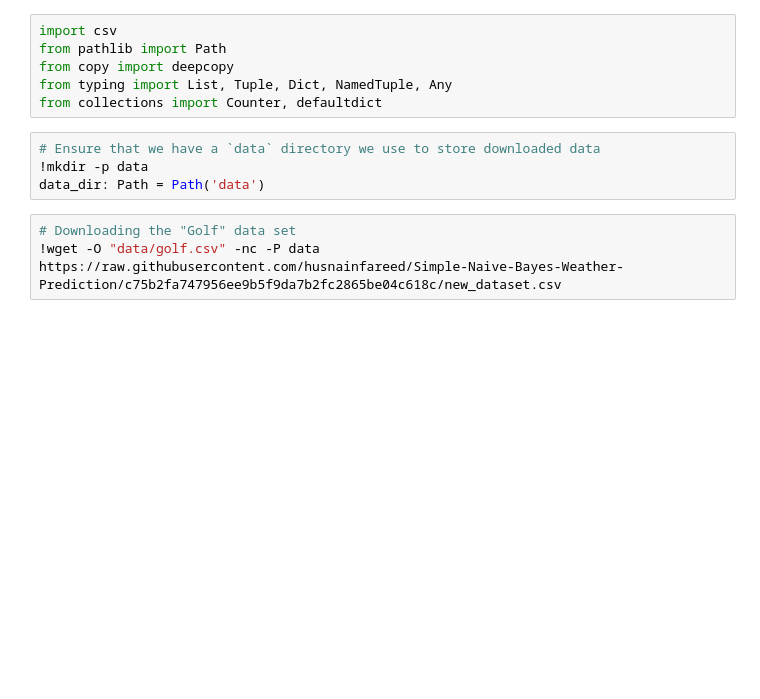
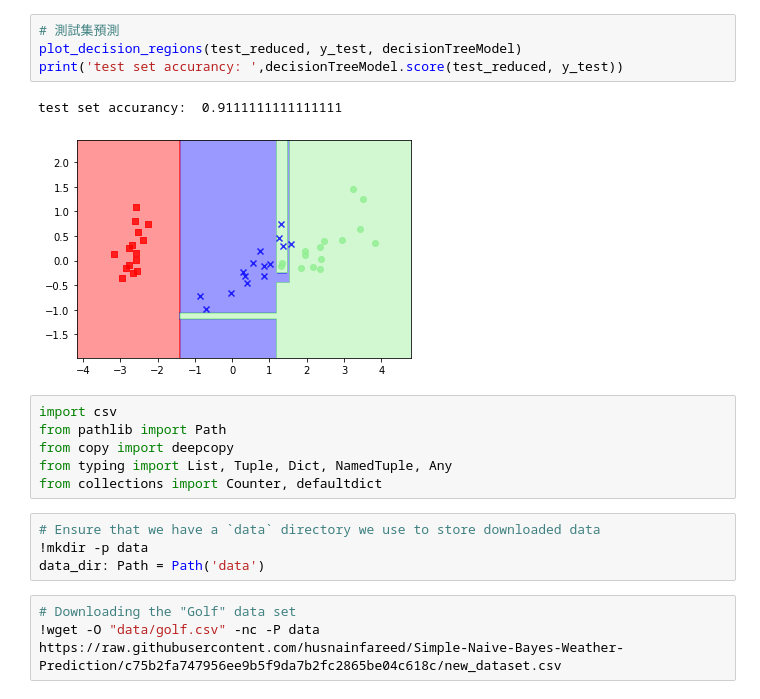
Before and after one commit to jacksonchen1998/NTUT-Machine-Leraning-Course, a Jupyter notebook: Homework_04.ipynb, the cells around one changed output. Cells and saved outputs as stored; diff of their text form; blank space fills up the shorter version.

```diff
--- a/Homework_04.ipynb
+++ b/Homework_04.ipynb
@@ -3,3 +80,10 @@
+# %%
+# 測試集預測
+plot_decision_regions(test_reduced, y_test, decisionTreeModel)
+print('test set accurancy: ',decisionTreeModel.score(test_reduced, y_test))
+# %% [output]
+test set accurancy:  0.9111111111111111
+[figure, added]
 # %%
 import csv
 from pathlib import Path
```
Also changed, not shown: parts of 6 cells of this notebook.
